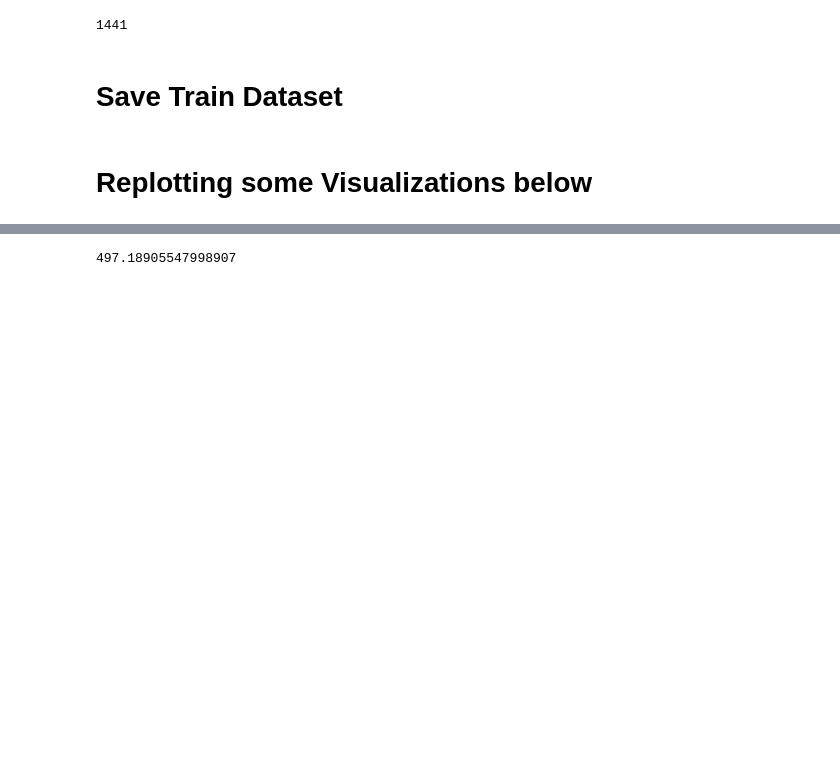
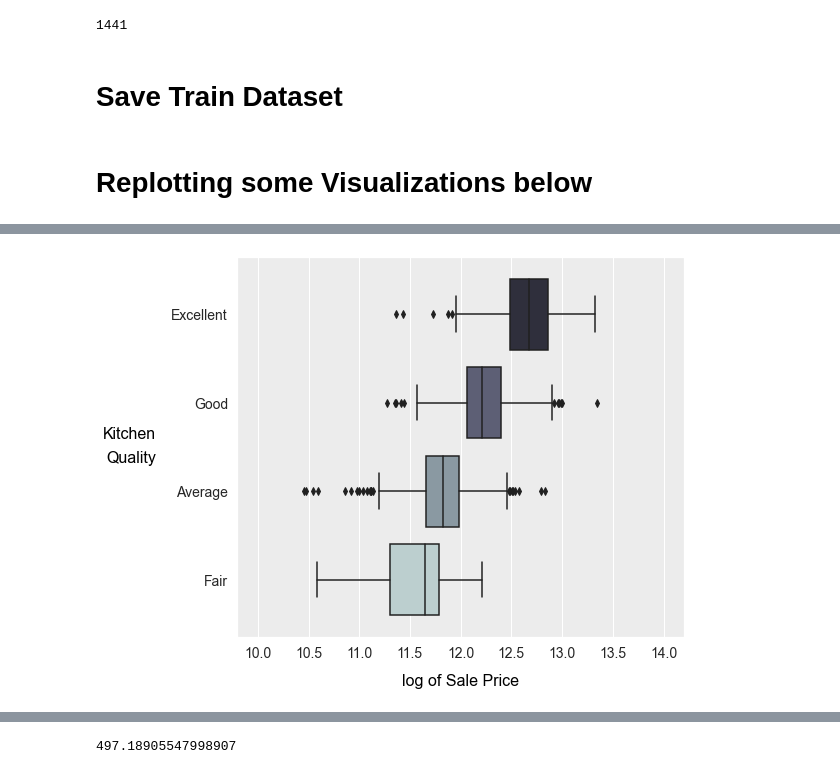
Before and after one commit to flyingcape/Ames_Iowa_HousePrices_Regression, a Jupyter notebook: EDA_Data_Cleaning.ipynb, the cells around one changed output, grey strips where cells are left out. Cells and saved outputs as stored; diff of their text form; code cells hidden in the pictures; blank space fills up the shorter version.

```diff
--- a/EDA_Data_Cleaning.ipynb
+++ b/EDA_Data_Cleaning.ipynb
@@ -1625 +1804,45 @@ train.boxplot(column='log_SalePrice',by='Neighborhood')
+# %%
+# Figure 5
+# KitchenQual
+
+fig = plt.figure(figsize = (5,5))
+ax = plt.axes()
+
+# Ordering by median
+temp = train.groupby(['KitchenQual'])['log_SalePrice'].median().sort_values(ascending=True).reset_index()
+y_ticks_labels0 = ['Fair', 'Average', 'Good','Excellent']
+
+
+g = sns.boxplot(ax=ax,
+    y=train['KitchenQual'],
+    x=train['log_SalePrice'],
+    order = list(temp['KitchenQual']), palette="bone_r")      #Blues
+g.set_ylabel(" ", fontsize = 20)
+g.set_xlabel(" ", fontsize = 20)
+ax.set_xlim(9.8,14.20)
+
+ax.text(9.0,1.65,'Kitchen',ha = 'right', va='center',
+         fontsize=16,color='black',
+         rotation=0)
+ax.text(9.0,1.38,'Quality',ha = 'right', va='center',
+         fontsize=16,color='black',
+         rotation=0)
+
+ax.set_ylim(-0.65,3.65)
+ax.set_yticklabels(y_ticks_labels0, rotation=0, fontsize=14)
+#ax.set_xticklabels([])
+
+##################################
+
+ax.set_xlim(9.8,14.20)
+ax.text(12,-1.20,'log of Sale Price',ha = 'center',
+         fontsize=16,color='black',
+         rotation=0)
+ax.tick_params(axis='x',labelsize=14)
+ax.set_facecolor('#ECECEC')
+
+fig.set_figheight(7)
+fig.set_figwidth(8)
+# %% [output]
+[figure, added]
 # %%
```
Also changed, not shown: parts of 30 cells of this notebook, 2 other files.
